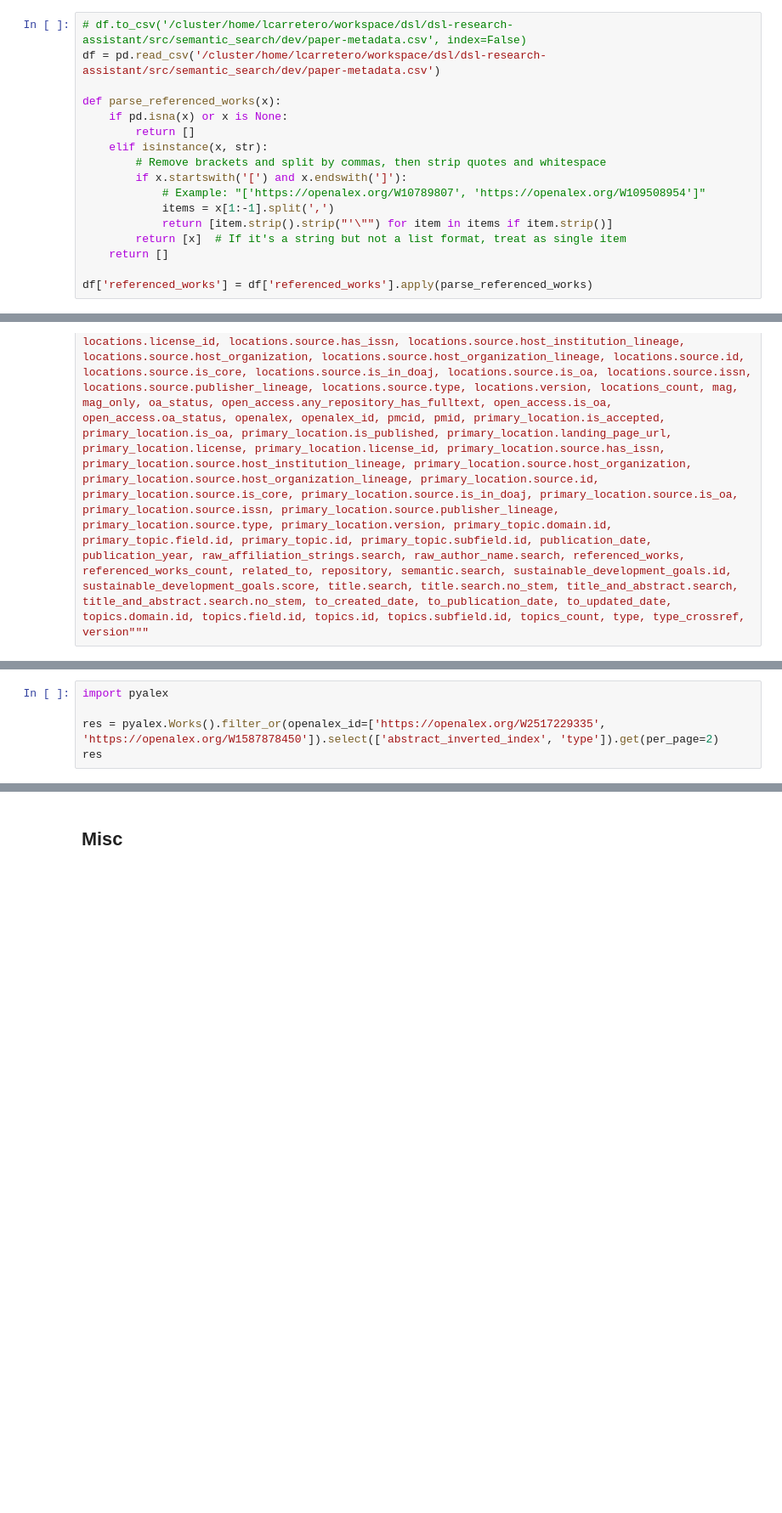
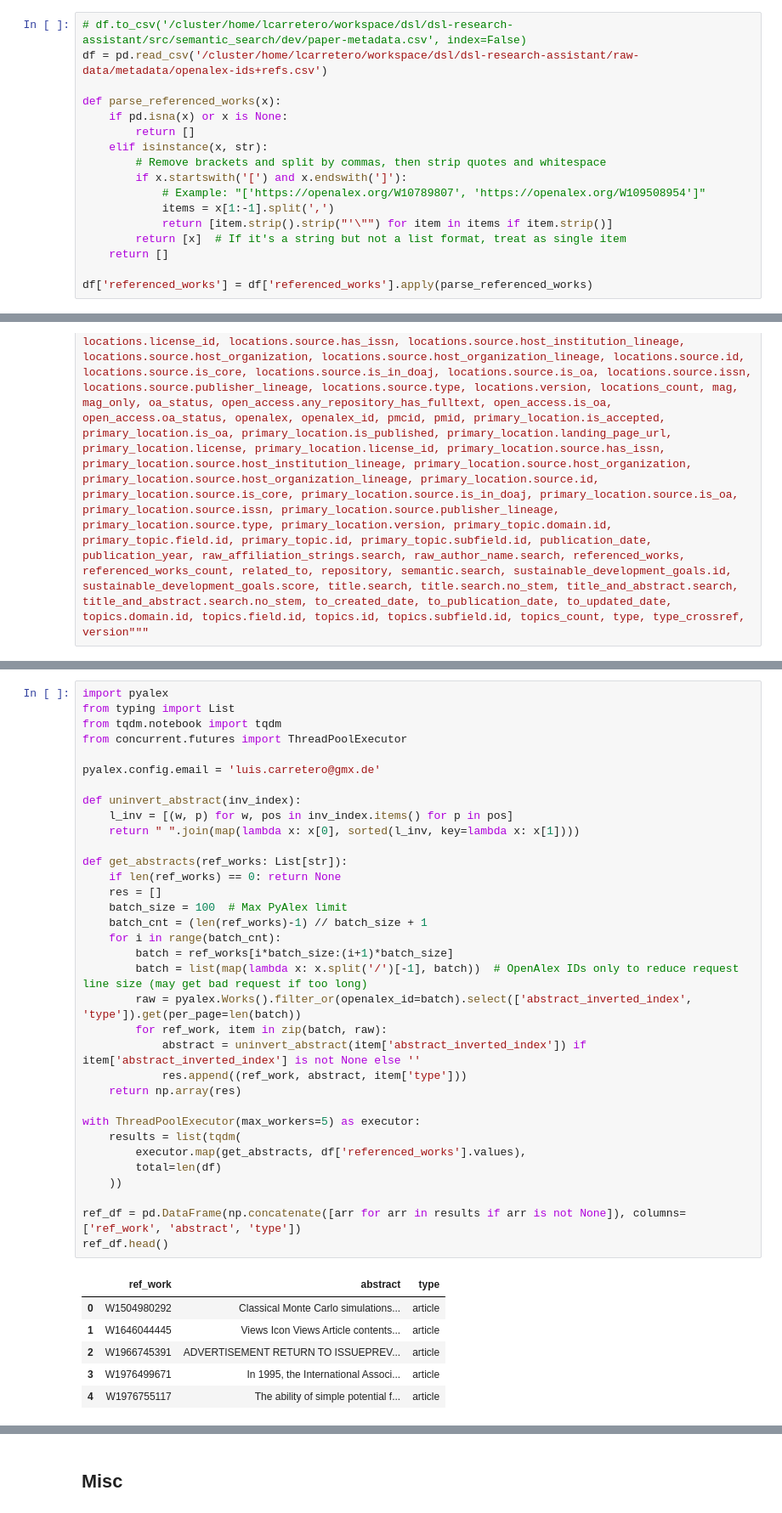
Before and after one commit to LuisCarretero/dsl-research-assistant, a Jupyter notebook: src/semantic_search/dev/retrieval_dev.ipynb, the cells around one changed output, grey strips where cells are left out. Shown at 85% size. Saved outputs shown, nothing was run; the diff lists cells and outputs as text; blank space fills up the shorter version.

Commit message:
Misc retrieval dev notebook updates

```diff
--- a/src/semantic_search/dev/retrieval_dev.ipynb
+++ b/src/semantic_search/dev/retrieval_dev.ipynb
@@ -85,7 +100,7 @@ df = pd.concat([df, pd.DataFrame(results, columns=['doi', 'oaid', 'referenced_wo
 ### Store/Load paper metadata
 # %%
 # df.to_csv('/cluster/home/lcarretero/workspace/dsl/dsl-research-assistant/src/semantic_search/dev/paper-metadata.csv', index=False)
-df = pd.read_csv('/cluster/home/lcarretero/workspace/dsl/dsl-research-assistant/src/semantic_search/dev/paper-metadata.csv')
+df = pd.read_csv('/cluster/home/lcarretero/workspace/dsl/dsl-research-assistant/raw-data/metadata/openalex-ids+refs.csv')
 
 def parse_referenced_works(x):
     if pd.isna(x) or x is None:
@@ -147,5 +156,0 @@ def uninvert_abstract(inv_index):
-# %%
-import pyalex
-
-res = pyalex.Works().filter_or(openalex_id=['https://openalex.org/W2517229335', 'https://openalex.org/W1587878450']).select(['abstract_inverted_index', 'type']).get(per_page=2)
-res
@@ -169,0 +157,41 @@ res
+# %%
+import pyalex
+from typing import List
+from tqdm.notebook import tqdm
+from concurrent.futures import ThreadPoolExecutor
+
+pyalex.config.email = 'luis.carretero@gmx.de'
+
+def uninvert_abstract(inv_index):
+    l_inv = [(w, p) for w, pos in inv_index.items() for p in pos]
+    return " ".join(map(lambda x: x[0], sorted(l_inv, key=lambda x: x[1])))
+
+def get_abstracts(ref_works: List[str]):
+    if len(ref_works) == 0: return None
+    res = []
+    batch_size = 100  # Max PyAlex limit
+    batch_cnt = (len(ref_works)-1) // batch_size + 1
+    for i in range(batch_cnt):
+        batch = ref_works[i*batch_size:(i+1)*batch_size]
+        batch = list(map(lambda x: x.split('/')[-1], batch))  # OpenAlex IDs only to reduce request line size (may get bad request if too long)
+        raw = pyalex.Works().filter_or(openalex_id=batch).select(['abstract_inverted_index', 'type']).get(per_page=len(batch))
+        for ref_work, item in zip(batch, raw):
+            abstract = uninvert_abstract(item['abstract_inverted_index']) if item['abstract_inverted_index'] is not None else ''
+            res.append((ref_work, abstract, item['type']))
+    return np.array(res)
+
+with ThreadPoolExecutor(max_workers=5) as executor:
+    results = list(tqdm(
+        executor.map(get_abstracts, df['referenced_works'].values),
+        total=len(df)
+    ))
+
+ref_df = pd.DataFrame(np.concatenate([arr for arr in results if arr is not None]), columns=['ref_work', 'abstract', 'type'])
+ref_df.head()
+# %% [output]
+|  | ref_work | abstract | type |
+| 0 | W1504980292 | Classical Monte Carlo simulations... | article |
+| 1 | W1646044445 | Views Icon Views Article contents... | article |
+| 2 | W1966745391 | ADVERTISEMENT RETURN TO ISSUEPREV... | article |
+| 3 | W1976499671 | In 1995, the International Associ... | article |
+| 4 | W1976755117 | The ability of simple potential f... | article |
```
Also changed, not shown: parts of 14 cells of this notebook.
